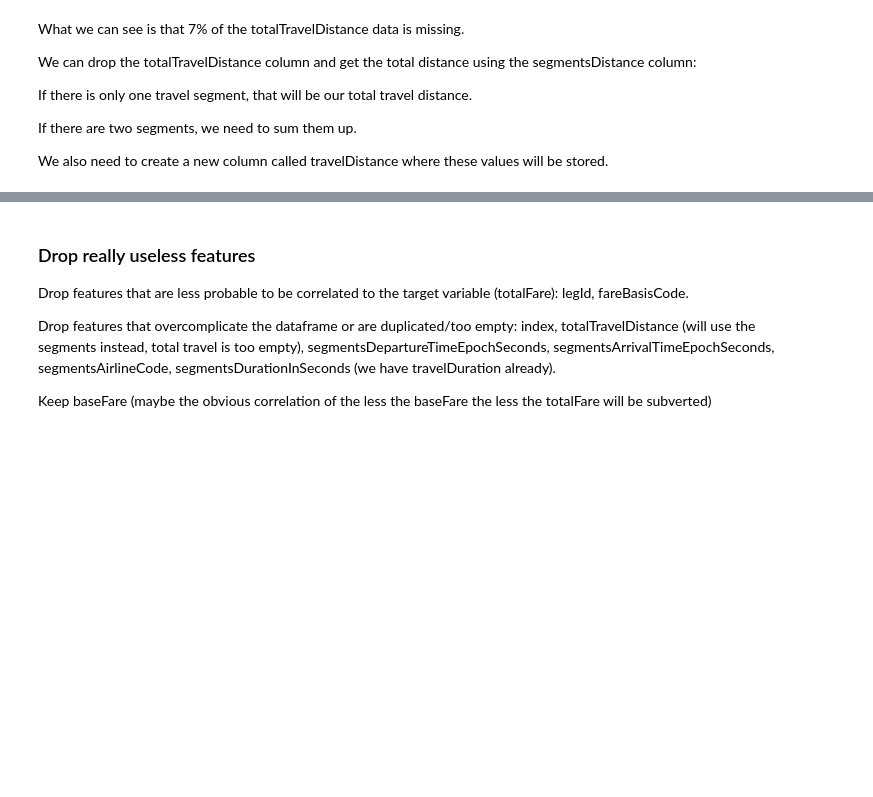
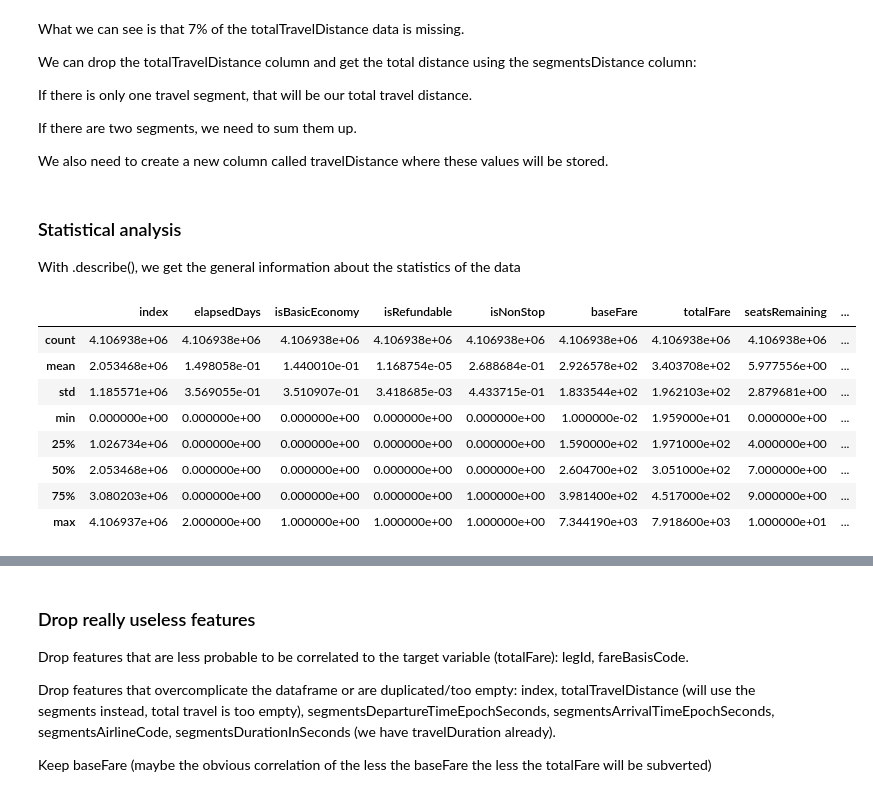
Before and after one commit to maria-pigazzi/flight-predictions-project, a Jupyter notebook: src/explore.ipynb, the cells around one changed output, grey strips where cells are left out. Saved outputs shown, nothing was run; the diff lists cells and outputs as text; code cells hidden in the pictures; blank space fills up the shorter version.

```diff
--- a/src/explore.ipynb
+++ b/src/explore.ipynb
@@ -164,3 +164,19 @@ If there is only one travel segment, that will be our total travel distance.
 If there are two segments, we need to sum them up.
 
 We also need to create a new column called travelDistance where these values will be stored.
+# %% [markdown]
+### Statistical analysis
+
+With .describe(), we get the general information about the statistics of the data
+# %%
+data_from_db.describe() #why is it not describing all columns???
+# %% [output]
+|  | index | elapsedDays | isBasicEconomy | isRefundable | isNonStop | baseFare | totalFare | seatsRemaining | ... |
+| count | 4.106938e+06 | 4.106938e+06 | 4.106938e+06 | 4.106938e+06 | 4.106938e+06 | 4.106938e+06 | 4.106938e+06 | 4.106938e+06 | ... |
+| mean | 2.053468e+06 | 1.498058e-01 | 1.440010e-01 | 1.168754e-05 | 2.688684e-01 | 2.926578e+02 | 3.403708e+02 | 5.977556e+00 | ... |
+| std | 1.185571e+06 | 3.569055e-01 | 3.510907e-01 | 3.418685e-03 | 4.433715e-01 | 1.833544e+02 | 1.962103e+02 | 2.879681e+00 | ... |
+| min | 0.000000e+00 | 0.000000e+00 | 0.000000e+00 | 0.000000e+00 | 0.000000e+00 | 1.000000e-02 | 1.959000e+01 | 0.000000e+00 | ... |
+| 25% | 1.026734e+06 | 0.000000e+00 | 0.000000e+00 | 0.000000e+00 | 0.000000e+00 | 1.590000e+02 | 1.971000e+02 | 4.000000e+00 | ... |
+| 50% | 2.053468e+06 | 0.000000e+00 | 0.000000e+00 | 0.000000e+00 | 0.000000e+00 | 2.604700e+02 | 3.051000e+02 | 7.000000e+00 | ... |
+| 75% | 3.080203e+06 | 0.000000e+00 | 0.000000e+00 | 0.000000e+00 | 1.000000e+00 | 3.981400e+02 | 4.517000e+02 | 9.000000e+00 | ... |
+| max | 4.106937e+06 | 2.000000e+00 | 1.000000e+00 | 1.000000e+00 | 1.000000e+00 | 7.344190e+03 | 7.918600e+03 | 1.000000e+01 | ... |
```
Also changed, not shown: parts of 18 cells of this notebook.
